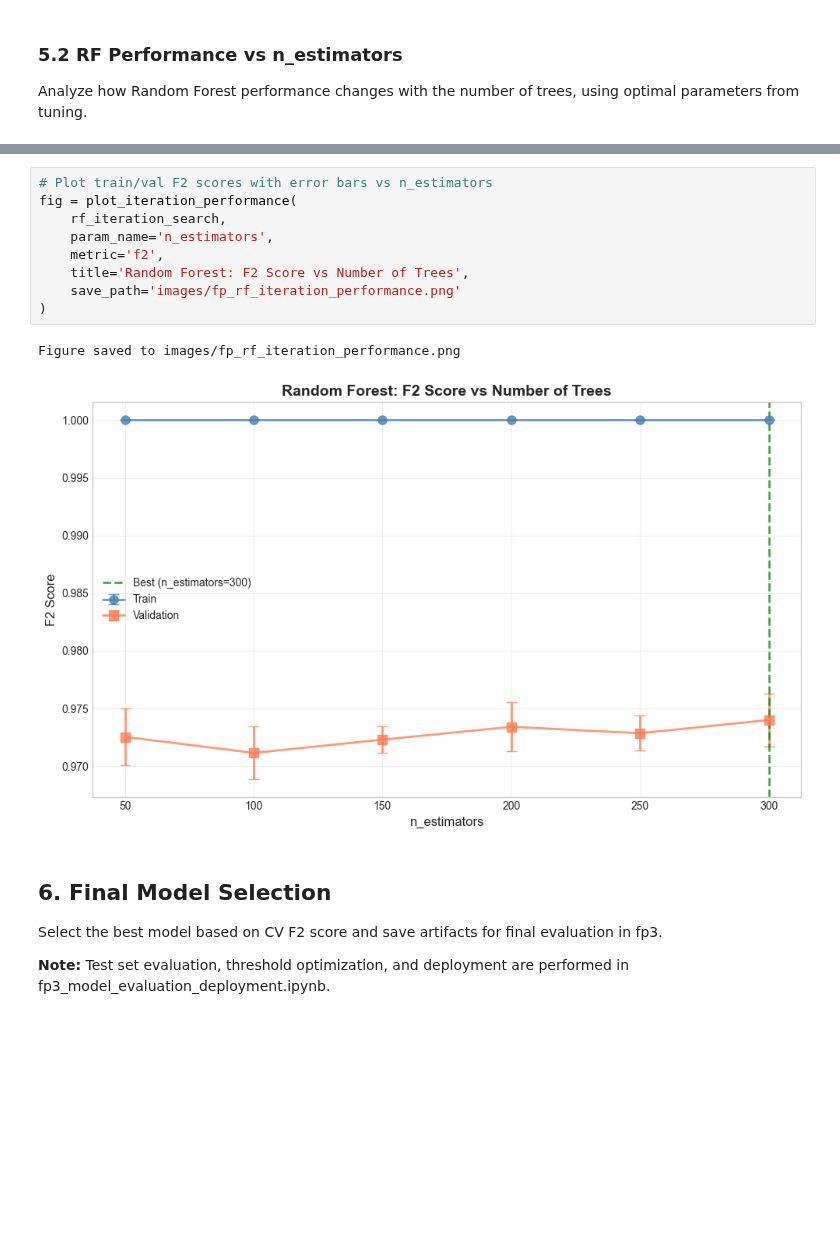
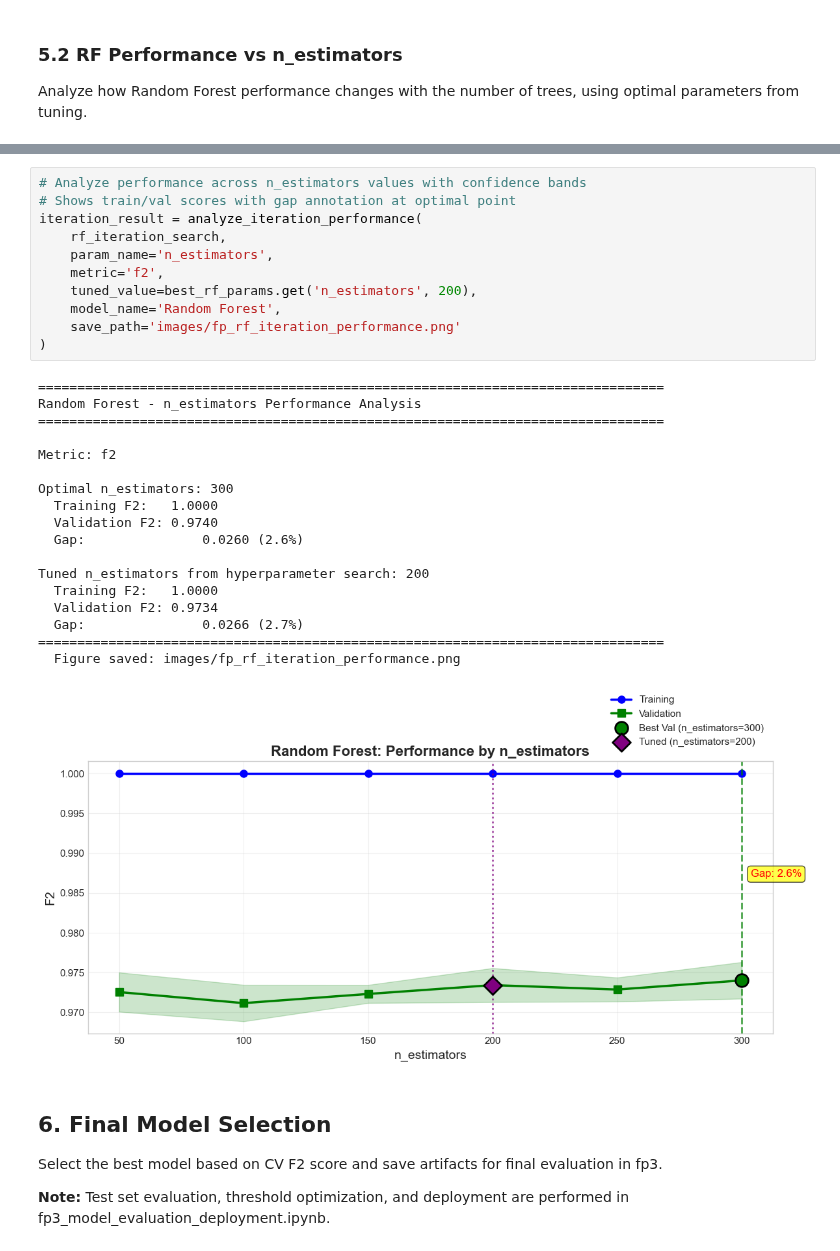
Before and after one commit to frederick-douglas-pearce/sportswear-esg-news-classifier, a Jupyter notebook: notebooks/fp2_model_selection_tuning.ipynb, the cells around one changed output, grey strips where cells are left out. Saved outputs shown, nothing was run; the diff lists cells and outputs as text; blank space fills up the shorter version.

```diff
--- a/notebooks/fp2_model_selection_tuning.ipynb
+++ b/notebooks/fp2_model_selection_tuning.ipynb
@@ -650,15 +655,33 @@ Results saved to: models/logs/rf_iterations_20251221_141525_cv_results.csv
 # %%
-# Plot train/val F2 scores with error bars vs n_estimators
-fig = plot_iteration_performance(
+# Analyze performance across n_estimators values with confidence bands
+# Shows train/val scores with gap annotation at optimal point
+iteration_result = analyze_iteration_performance(
     rf_iteration_search,
     param_name='n_estimators',
     metric='f2',
-    title='Random Forest: F2 Score vs Number of Trees',
+    tuned_value=best_rf_params.get('n_estimators', 200),
+    model_name='Random Forest',
     save_path='images/fp_rf_iteration_performance.png'
 )
 # %% [output]
-Figure saved to images/fp_rf_iteration_performance.png
+================================================================================
+Random Forest - n_estimators Performance Analysis
+================================================================================
+
+Metric: f2
+
+Optimal n_estimators: 300
+  Training F2:   1.0000
+  Validation F2: 0.9740
+  Gap:               0.0260 (2.6%)
+
+Tuned n_estimators from hyperparameter search: 200
+  Training F2:   1.0000
+  Validation F2: 0.9734
+  Gap:               0.0266 (2.7%)
+================================================================================
+  Figure saved: images/fp_rf_iteration_performance.png
-[figure, old version]
+[figure, new version]
 # %% [markdown]
 ## 6. Final Model Selection
 
```
Also changed, not shown: parts of 8 cells of this notebook, 3 other files.
